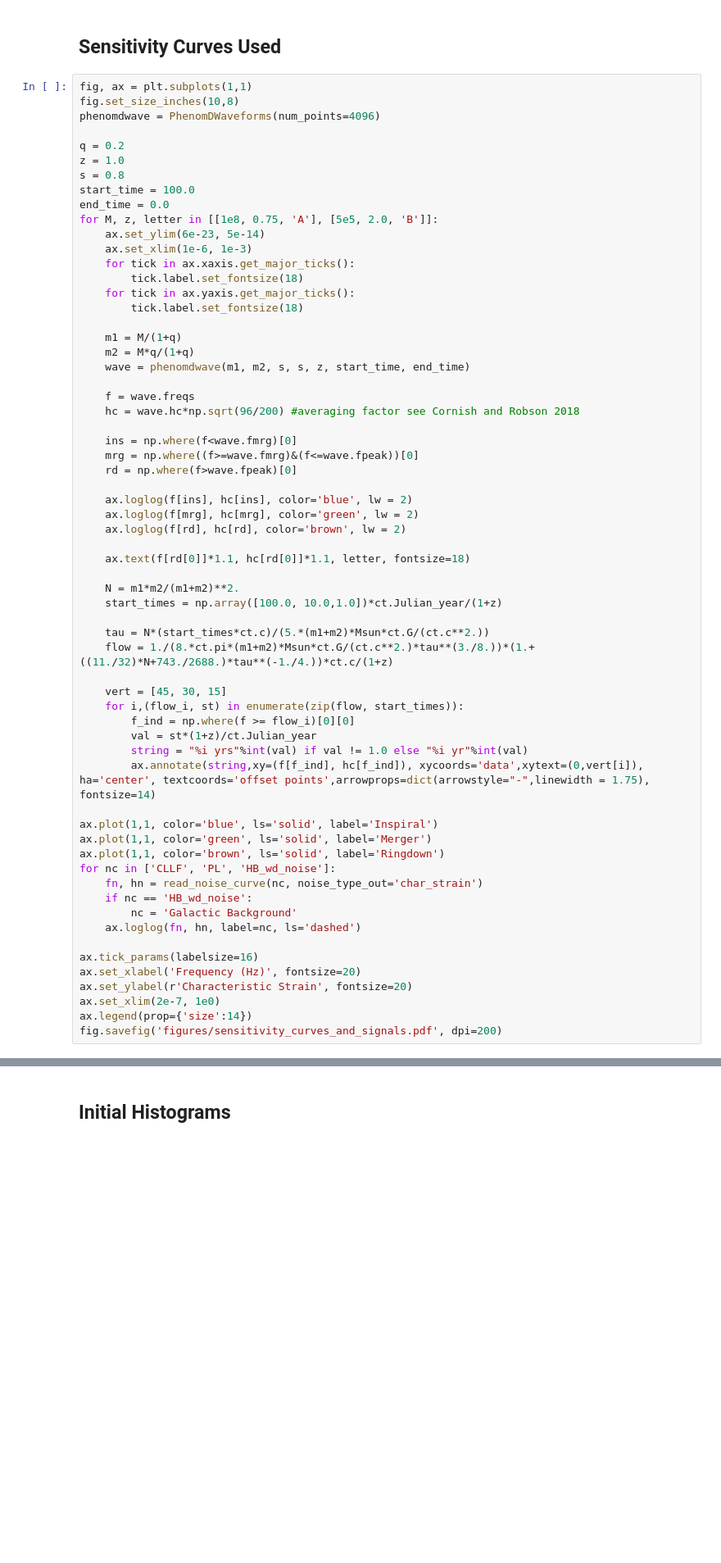
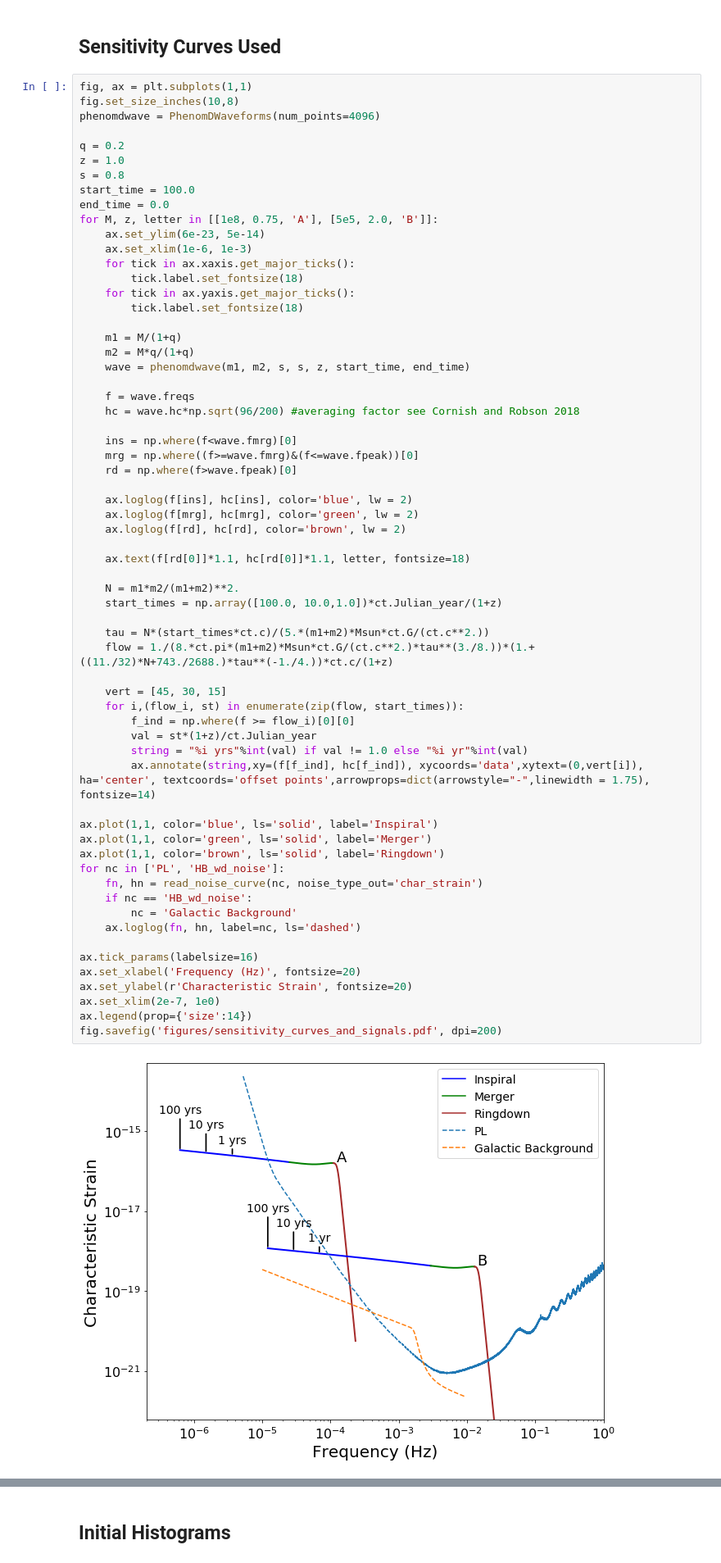
Before and after one commit to mikekatz04/Illustris_LISA_paper, a Jupyter notebook: code/paper_plots.ipynb, the cells around one changed output, grey strips where cells are left out. Shown at 82% size. Drawn from its saved outputs; the diff is of its cells as text; blank space fills up the shorter version.

```diff
--- a/code/paper_plots.ipynb
+++ b/code/paper_plots.ipynb
@@ -577,31 +555,33 @@ for M, z, letter in [[1e8, 0.75, 'A'], [5e5, 2.0, 'B']]:
 
     ax.text(f[rd[0]]*1.1, hc[rd[0]]*1.1, letter, fontsize=18)
 
     N = m1*m2/(m1+m2)**2.
     start_times = np.array([100.0, 10.0,1.0])*ct.Julian_year/(1+z)
 
     tau = N*(start_times*ct.c)/(5.*(m1+m2)*Msun*ct.G/(ct.c**2.))
     flow = 1./(8.*ct.pi*(m1+m2)*Msun*ct.G/(ct.c**2.)*tau**(3./8.))*(1.+((11./32)*N+743./2688.)*tau**(-1./4.))*ct.c/(1+z)
 
     vert = [45, 30, 15]
     for i,(flow_i, st) in enumerate(zip(flow, start_times)):
         f_ind = np.where(f >= flow_i)[0][0]
         val = st*(1+z)/ct.Julian_year
         string = "%i yrs"%int(val) if val != 1.0 else "%i yr"%int(val)
         ax.annotate(string,xy=(f[f_ind], hc[f_ind]), xycoords='data',xytext=(0,vert[i]), ha='center', textcoords='offset points',arrowprops=dict(arrowstyle="-",linewidth = 1.75), fontsize=14)
 
 ax.plot(1,1, color='blue', ls='solid', label='Inspiral')
 ax.plot(1,1, color='green', ls='solid', label='Merger')
 ax.plot(1,1, color='brown', ls='solid', label='Ringdown')
-for nc in ['CLLF', 'PL', 'HB_wd_noise']:
+for nc in ['PL', 'HB_wd_noise']:
     fn, hn = read_noise_curve(nc, noise_type_out='char_strain')
     if nc == 'HB_wd_noise':
         nc = 'Galactic Background'
     ax.loglog(fn, hn, label=nc, ls='dashed')
 
 ax.tick_params(labelsize=16)
 ax.set_xlabel('Frequency (Hz)', fontsize=20)
 ax.set_ylabel(r'Characteristic Strain', fontsize=20)
 ax.set_xlim(2e-7, 1e0)
 ax.legend(prop={'size':14})
 fig.savefig('figures/sensitivity_curves_and_signals.pdf', dpi=200)
+# %% [output]
+[figure, added]
```
Also changed, not shown: parts of 3 cells of this notebook.
